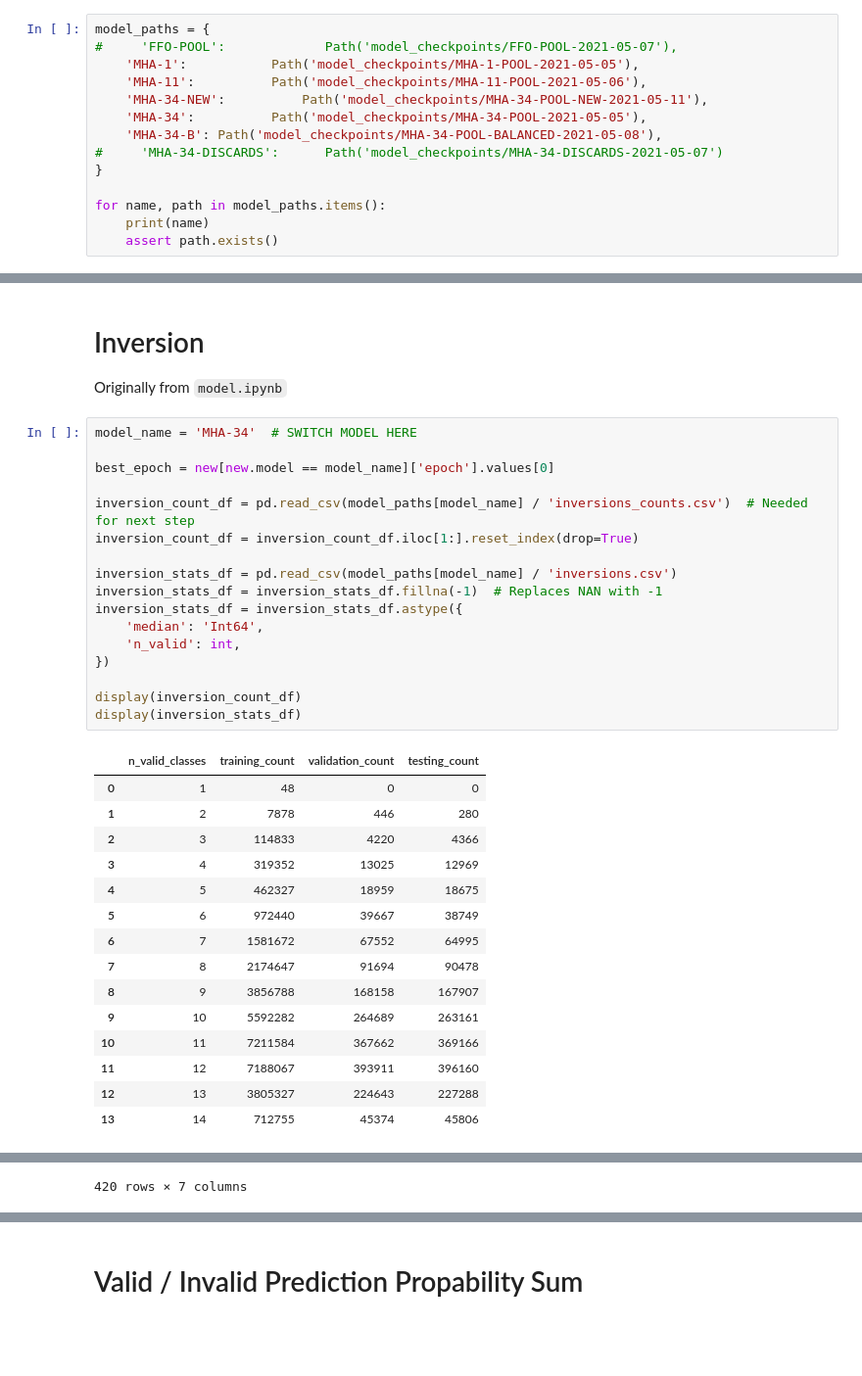
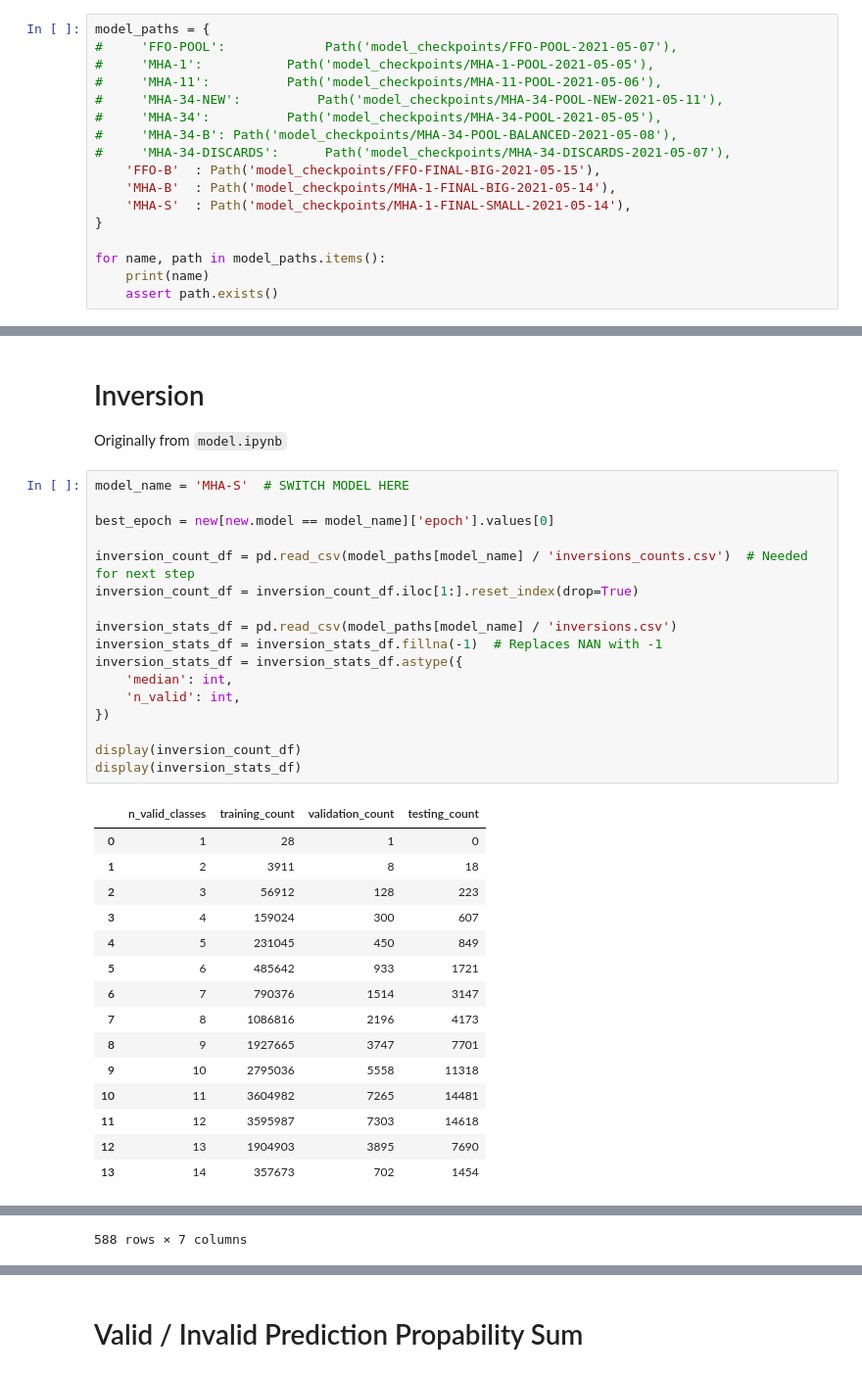
Before and after one commit to TrongTheAlpaca/mahjong_project, a Jupyter notebook: figure_creator.ipynb, the cells around one changed output, grey strips where cells are left out. Shown at 98% size. Cells and saved outputs as stored; diff of their text form; blank space fills up the shorter version.

```diff
--- a/figure_creator.ipynb
+++ b/figure_creator.ipynb
@@ -65,12 +65,15 @@ def seconds_to_hhmmss(s):
 # %%
 model_paths = {
 #     'FFO-POOL':             Path('model_checkpoints/FFO-POOL-2021-05-07'),
-    'MHA-1':           Path('model_checkpoints/MHA-1-POOL-2021-05-05'),
-    'MHA-11':          Path('model_checkpoints/MHA-11-POOL-2021-05-06'),
-    'MHA-34-NEW':          Path('model_checkpoints/MHA-34-POOL-NEW-2021-05-11'),
-    'MHA-34':          Path('model_checkpoints/MHA-34-POOL-2021-05-05'),
-    'MHA-34-B': Path('model_checkpoints/MHA-34-POOL-BALANCED-2021-05-08'),
-#     'MHA-34-DISCARDS':      Path('model_checkpoints/MHA-34-DISCARDS-2021-05-07')
+#     'MHA-1':           Path('model_checkpoints/MHA-1-POOL-2021-05-05'),
+#     'MHA-11':          Path('model_checkpoints/MHA-11-POOL-2021-05-06'),
+#     'MHA-34-NEW':          Path('model_checkpoints/MHA-34-POOL-NEW-2021-05-11'),
+#     'MHA-34':          Path('model_checkpoints/MHA-34-POOL-2021-05-05'),
+#     'MHA-34-B': Path('model_checkpoints/MHA-34-POOL-BALANCED-2021-05-08'),
+#     'MHA-34-DISCARDS':      Path('model_checkpoints/MHA-34-DISCARDS-2021-05-07'),
+    'FFO-B'  : Path('model_checkpoints/FFO-FINAL-BIG-2021-05-15'),
+    'MHA-B'  : Path('model_checkpoints/MHA-1-FINAL-BIG-2021-05-14'),
+    'MHA-S'  : Path('model_checkpoints/MHA-1-FINAL-SMALL-2021-05-14'),
 }
 
 for name, path in model_paths.items():
@@ -371,36 +388,36 @@ Epoch with lowest val_loss: 11
 # Inversion
 Originally from `model.ipynb`
 # %%
-model_name = 'MHA-34'  # SWITCH MODEL HERE
+model_name = 'MHA-S'  # SWITCH MODEL HERE
 
 best_epoch = new[new.model == model_name]['epoch'].values[0]
 
 inversion_count_df = pd.read_csv(model_paths[model_name] / 'inversions_counts.csv')  # Needed for next step
 inversion_count_df = inversion_count_df.iloc[1:].reset_index(drop=True)
 
 inversion_stats_df = pd.read_csv(model_paths[model_name] / 'inversions.csv')
 inversion_stats_df = inversion_stats_df.fillna(-1)  # Replaces NAN with -1
 inversion_stats_df = inversion_stats_df.astype({
-    'median': 'Int64',
+    'median': int,
     'n_valid': int,
 })
 
 display(inversion_count_df)
 display(inversion_stats_df)
 # %% [output]
 |  | n_valid_classes | training_count | validation_count | testing_count |
-| 0 | 1 | 48 | 0 | 0 |
-| 1 | 2 | 7878 | 446 | 280 |
-| 2 | 3 | 114833 | 4220 | 4366 |
-| 3 | 4 | 319352 | 13025 | 12969 |
-| 4 | 5 | 462327 | 18959 | 18675 |
-| 5 | 6 | 972440 | 39667 | 38749 |
-| 6 | 7 | 1581672 | 67552 | 64995 |
-| 7 | 8 | 2174647 | 91694 | 90478 |
-| 8 | 9 | 3856788 | 168158 | 167907 |
-| 9 | 10 | 5592282 | 264689 | 263161 |
-| 10 | 11 | 7211584 | 367662 | 369166 |
-| 11 | 12 | 7188067 | 393911 | 396160 |
-| 12 | 13 | 3805327 | 224643 | 227288 |
-| 13 | 14 | 712755 | 45374 | 45806 |
+| 0 | 1 | 28 | 1 | 0 |
+| 1 | 2 | 3911 | 8 | 18 |
+| 2 | 3 | 56912 | 128 | 223 |
+| 3 | 4 | 159024 | 300 | 607 |
+| 4 | 5 | 231045 | 450 | 849 |
+| 5 | 6 | 485642 | 933 | 1721 |
+| 6 | 7 | 790376 | 1514 | 3147 |
+| 7 | 8 | 1086816 | 2196 | 4173 |
+| 8 | 9 | 1927665 | 3747 | 7701 |
+| 9 | 10 | 2795036 | 5558 | 11318 |
+| 10 | 11 | 3604982 | 7265 | 14481 |
+| 11 | 12 | 3595987 | 7303 | 14618 |
+| 12 | 13 | 1904903 | 3895 | 7690 |
+| 13 | 14 | 357673 | 702 | 1454 |
 |  | mode | epoch | n_valid | min | max | mean | median |
@@ -418 +435 @@ display(inversion_stats_df)
-420 rows × 7 columns
+588 rows × 7 columns
```
Also changed, not shown: parts of 25 cells of this notebook, 3 other files.
